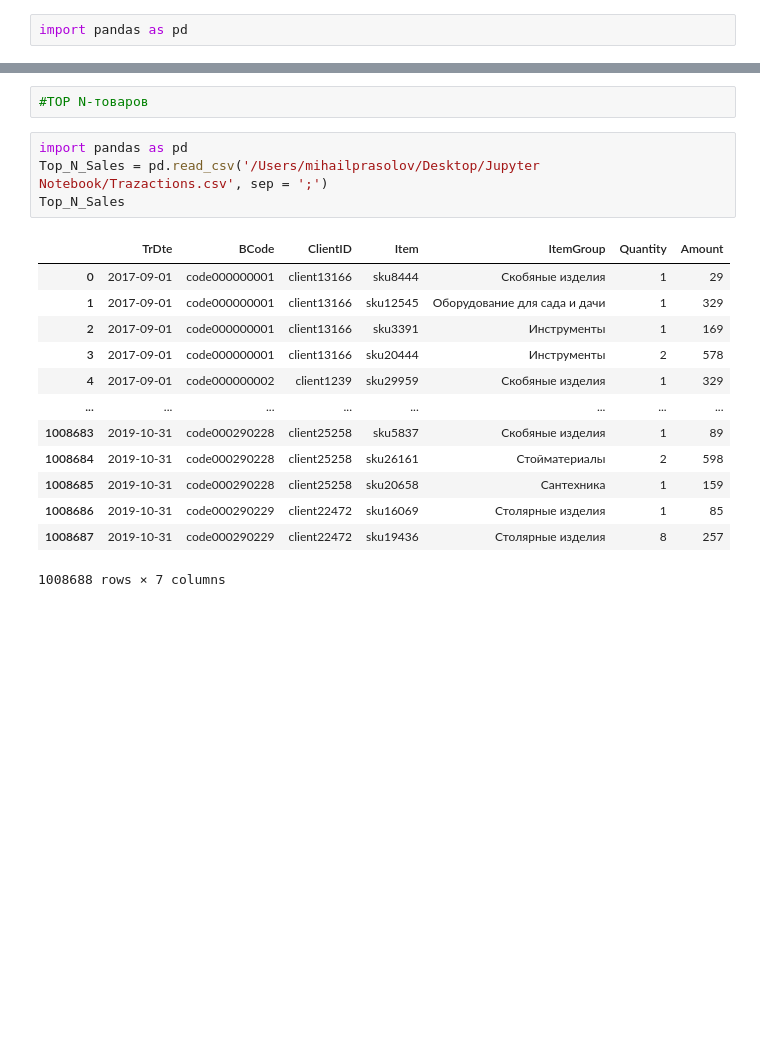
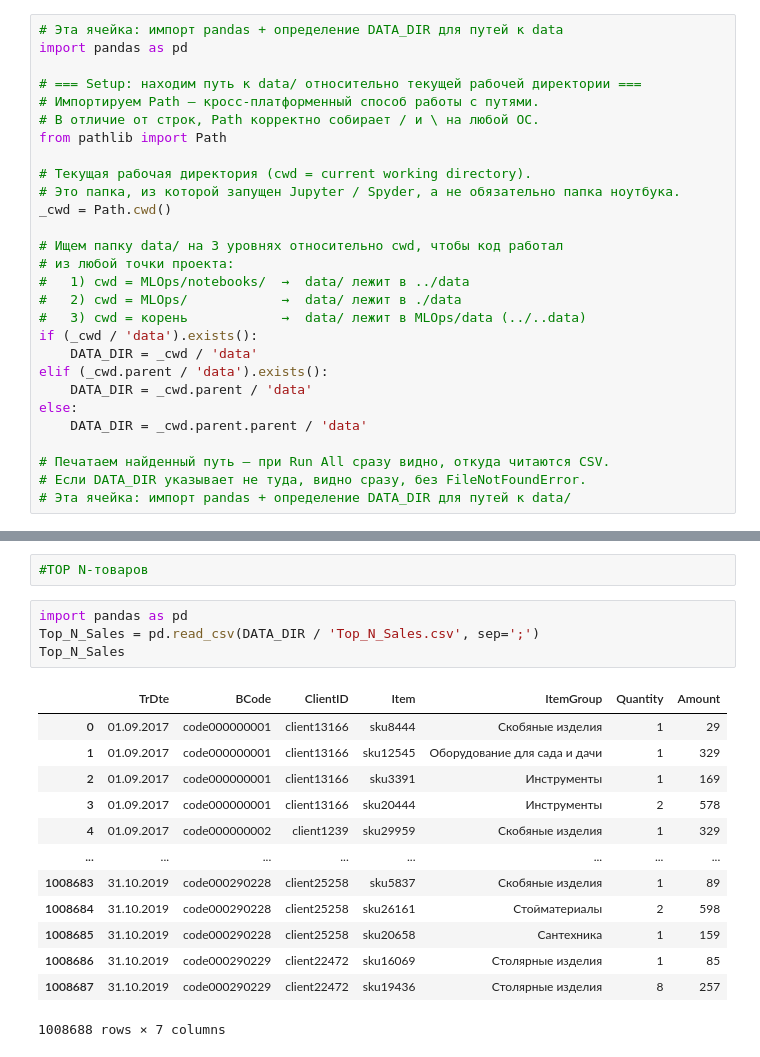
Before and after one commit to MikhailPrasolov/MLOps, a Jupyter notebook: notebooks/01-pandas-basics.ipynb, the cells around one changed output, grey strips where cells are left out. Saved outputs shown, nothing was run; the diff lists cells and outputs as text; blank space fills up the shorter version.

```diff
--- a/notebooks/01-pandas-basics.ipynb
+++ b/notebooks/01-pandas-basics.ipynb
@@ -1,5 +1,31 @@
 # %%
+# Эта ячейка: импорт pandas + определение DATA_DIR для путей к data
 import pandas as pd
+
+# === Setup: находим путь к data/ относительно текущей рабочей директории ===
+# Импортируем Path — кросс-платформенный способ работы с путями.
+# В отличие от строк, Path корректно собирает / и \ на любой ОС.
+from pathlib import Path
+
+# Текущая рабочая директория (cwd = current working directory).
+# Это папка, из которой запущен Jupyter / Spyder, а не обязательно папка ноутбука.
+_cwd = Path.cwd()
+
+# Ищем папку data/ на 3 уровнях относительно cwd, чтобы код работал
+# из любой точки проекта:
+#   1) cwd = MLOps/notebooks/  →  data/ лежит в ../data
+#   2) cwd = MLOps/            →  data/ лежит в ./data
+#   3) cwd = корень            →  data/ лежит в MLOps/data (../..data)
+if (_cwd / 'data').exists():
+    DATA_DIR = _cwd / 'data'
+elif (_cwd.parent / 'data').exists():
+    DATA_DIR = _cwd.parent / 'data'
+else:
+    DATA_DIR = _cwd.parent.parent / 'data'
+
+# Печатаем найденный путь — при Run All сразу видно, откуда читаются CSV.
+# Если DATA_DIR указывает не туда, видно сразу, без FileNotFoundError.
+# Эта ячейка: импорт pandas + определение DATA_DIR для путей к data/
 # %%
 '''Серии — одномерные массивы данных. Они очень похожи на списки, но отличаются по поведению — например,
 операции применяются к списку целиком, а в сериях — поэлементно.
@@ -510,21 +527,21 @@ result.unstack()
 #TOP N-товаров
 # %%
 import pandas as pd
-Top_N_Sales = pd.read_csv('/Users/mihailprasolov/Desktop/Jupyter Notebook/Trazactions.csv', sep = ';')
+Top_N_Sales = pd.read_csv(DATA_DIR / 'Top_N_Sales.csv', sep=';')
 Top_N_Sales
 # %% [output]
 |  | TrDte | BCode | ClientID | Item | ItemGroup | Quantity | Amount |
-| 0 | 2017-09-01 | code000000001 | client13166 | sku8444 | Скобяные изделия | 1 | 29 |
-| 1 | 2017-09-01 | code000000001 | client13166 | sku12545 | Оборудование для сада и дачи | 1 | 329 |
-| 2 | 2017-09-01 | code000000001 | client13166 | sku3391 | Инструменты | 1 | 169 |
-| 3 | 2017-09-01 | code000000001 | client13166 | sku20444 | Инструменты | 2 | 578 |
-| 4 | 2017-09-01 | code000000002 | client1239 | sku29959 | Скобяные изделия | 1 | 329 |
+| 0 | 01.09.2017 | code000000001 | client13166 | sku8444 | Скобяные изделия | 1 | 29 |
+| 1 | 01.09.2017 | code000000001 | client13166 | sku12545 | Оборудование для сада и дачи | 1 | 329 |
+| 2 | 01.09.2017 | code000000001 | client13166 | sku3391 | Инструменты | 1 | 169 |
+| 3 | 01.09.2017 | code000000001 | client13166 | sku20444 | Инструменты | 2 | 578 |
+| 4 | 01.09.2017 | code000000002 | client1239 | sku29959 | Скобяные изделия | 1 | 329 |
 | ... | ... | ... | ... | ... | ... | ... | ... |
-| 1008683 | 2019-10-31 | code000290228 | client25258 | sku5837 | Скобяные изделия | 1 | 89 |
-| 1008684 | 2019-10-31 | code000290228 | client25258 | sku26161 | Стойматериалы | 2 | 598 |
-| 1008685 | 2019-10-31 | code000290228 | client25258 | sku20658 | Сантехника | 1 | 159 |
-| 1008686 | 2019-10-31 | code000290229 | client22472 | sku16069 | Столярные изделия | 1 | 85 |
-| 1008687 | 2019-10-31 | code000290229 | client22472 | sku19436 | Столярные изделия | 8 | 257 |
+| 1008683 | 31.10.2019 | code000290228 | client25258 | sku5837 | Скобяные изделия | 1 | 89 |
+| 1008684 | 31.10.2019 | code000290228 | client25258 | sku26161 | Стойматериалы | 2 | 598 |
+| 1008685 | 31.10.2019 | code000290228 | client25258 | sku20658 | Сантехника | 1 | 159 |
+| 1008686 | 31.10.2019 | code000290229 | client22472 | sku16069 | Столярные изделия | 1 | 85 |
+| 1008687 | 31.10.2019 | code000290229 | client22472 | sku19436 | Столярные изделия | 8 | 257 |
 1008688 rows × 7 columns
 # %%
 def top(Top_N_Sales, n):
```
Also changed, not shown: parts of 18 cells of this notebook, 3 other files.
